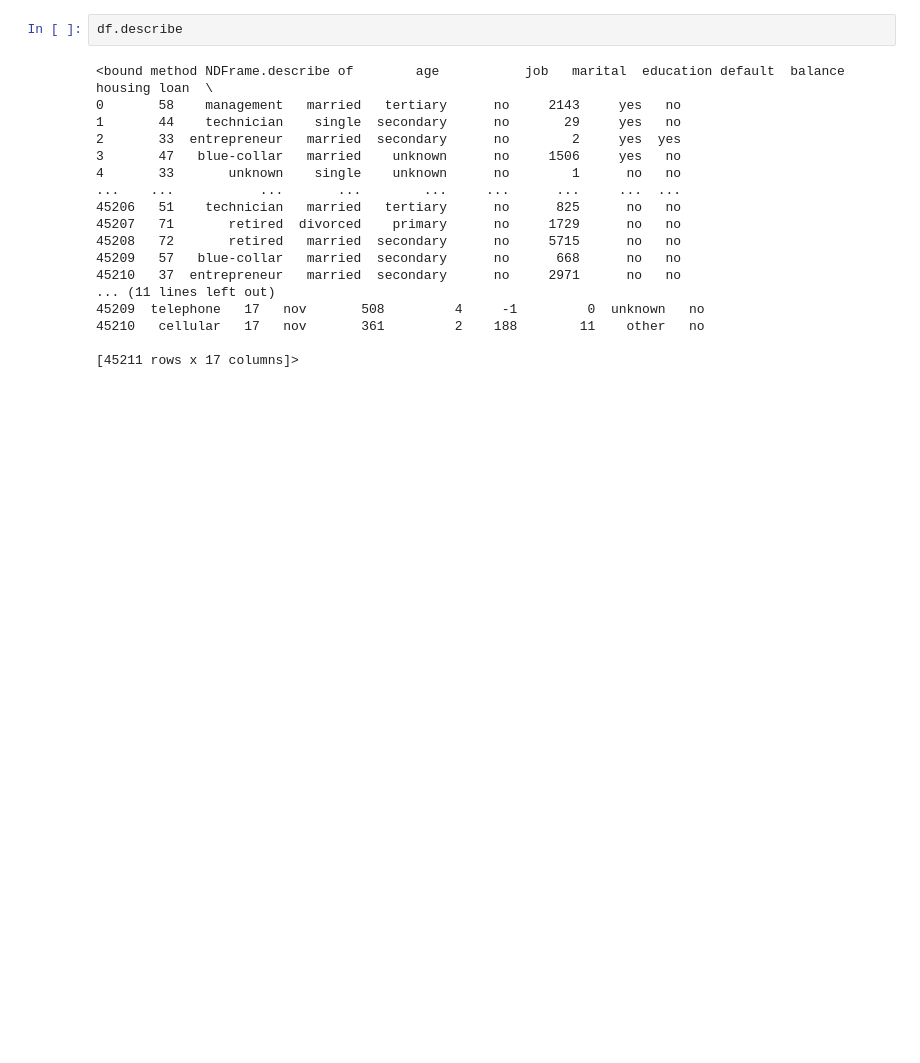
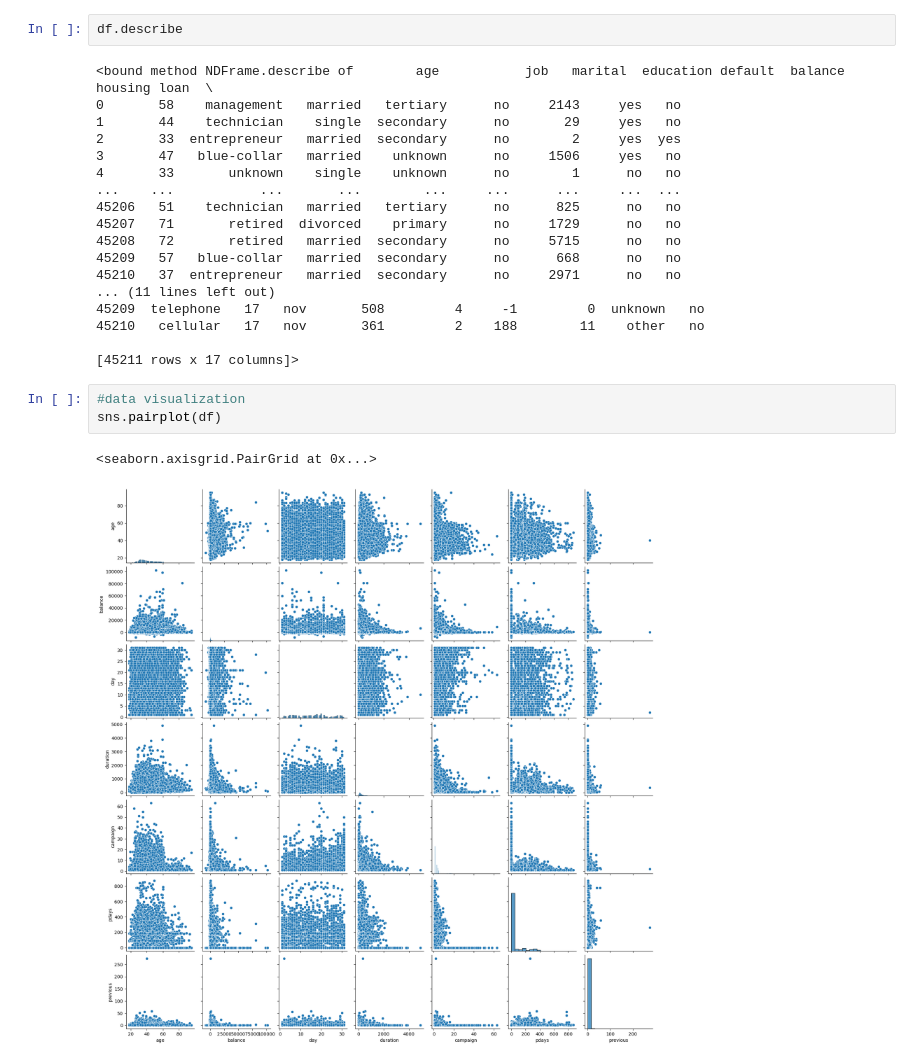
Before and after one commit to mynamescheff/some-data-ig, a Jupyter notebook: bank/model.ipynb, the cells around one changed output. Cells and saved outputs as stored; diff of their text form; blank space fills up the shorter version.

```diff
--- a/bank/model.ipynb
+++ b/bank/model.ipynb
@@ -88,3 +88,9 @@ df.describe
 45210   cellular   17   nov       361         2    188        11    other   no
 
 [45211 rows x 17 columns]>
+# %%
+#data visualization
+sns.pairplot(df)
+# %% [output]
+<seaborn.axisgrid.PairGrid at 0x...>
+[figure, added]
```
Also changed, not shown: parts of 6 cells of this notebook.
